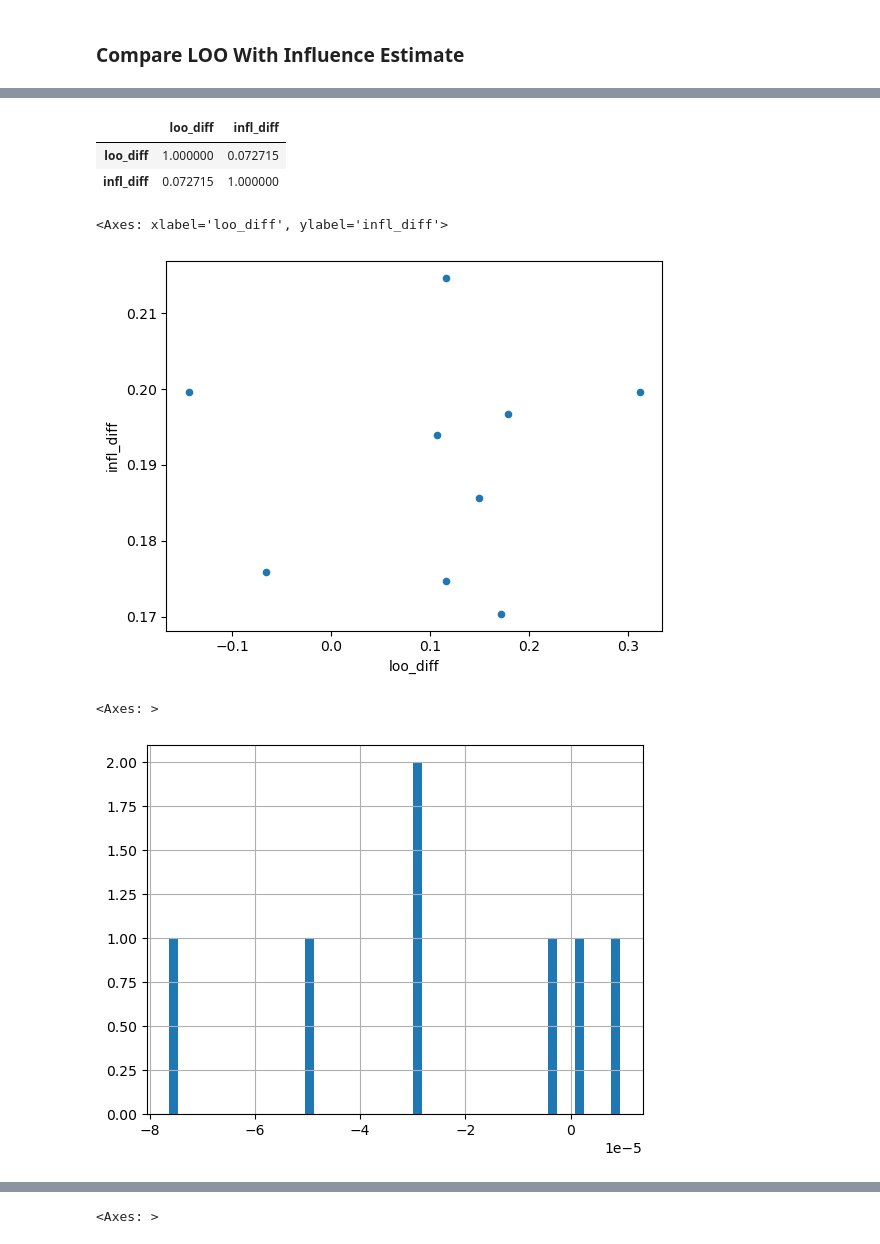
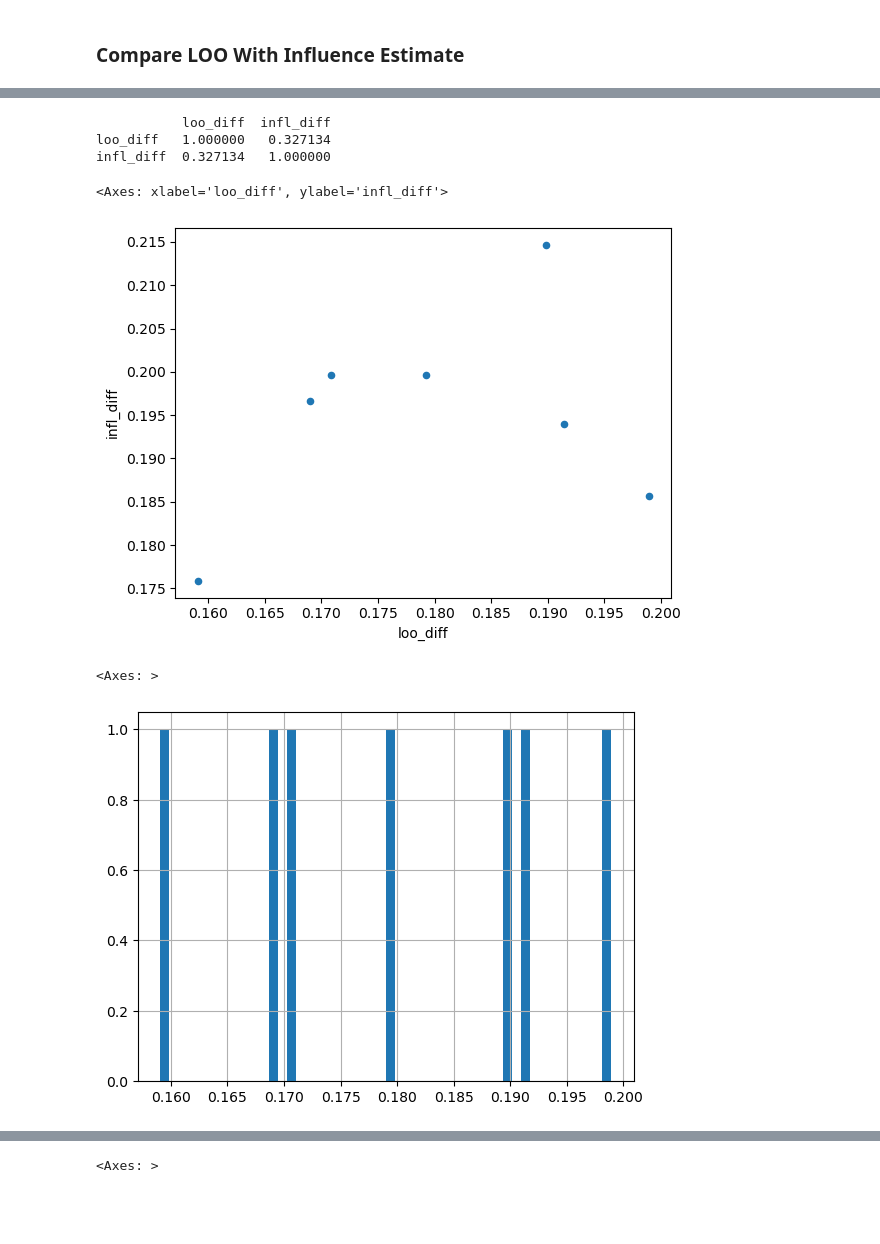
Before and after one commit to patcao/sentiment-influence-function, a Jupyter notebook: Plots.ipynb, the cells around one changed output, grey strips where cells are left out. Drawn from its saved outputs; the diff is of its cells as text; code cells hidden in the pictures; blank space fills up the shorter version.

```diff
--- a/Plots.ipynb
+++ b/Plots.ipynb
@@ -20,7 +20,7 @@ from torch.utils.data import DataLoader, Dataset, TensorDataset
 device = utils.get_device()
 
 og_model, config = BertClassifier.load_model(
-    "model_params/bert-epoch30-reg0.001-10000.yaml",
+    "model_params/bert-best.yaml",
 )
 
 test_dataset = create_test_sst2(
@@ -29,7 +29,4 @@ test_dataset = create_test_sst2(
     device=device,
 )
 test_dataloader = DataLoader(test_dataset, shuffle=False, batch_size=1)
-
-fdf, loss, acc = train_utils.evaluate_loss(og_model, test_dataloader)
-loss, acc
 # %% [output]
@@ -463,17 +520,15 @@ comp
-# %%
-comp[['loo_diff', 'infl_diff']].corr()
-# %% [output]
-|  | loo_diff | infl_diff |
-| loo_diff | 1.000000 | 0.072715 |
-| infl_diff | 0.072715 | 1.000000 |
 # %%
+print(comp[['loo_diff', 'infl_diff']].corr())
 comp[['loo_diff', 'infl_diff']].plot.scatter('loo_diff', 'infl_diff')
 # %% [output]
-<Axes: xlabel='loo_diff', ylabel='infl_diff'>
+           loo_diff  infl_diff
+loo_diff   1.000000   0.327134
+infl_diff  0.327134   1.000000
+<Axes: xlabel='loo_diff', ylabel='infl_diff'>
-[figure, old version]
+[figure, new version]
 # %%
-comp2['loo_diff'].hist(bins=50)
+comp['loo_diff'].hist(bins=50)
 # %% [output]
 <Axes: >
-[figure, old version]
+[figure, new version]
 # %%
```
Also changed, not shown: parts of 7 cells of this notebook, 43 other files.
